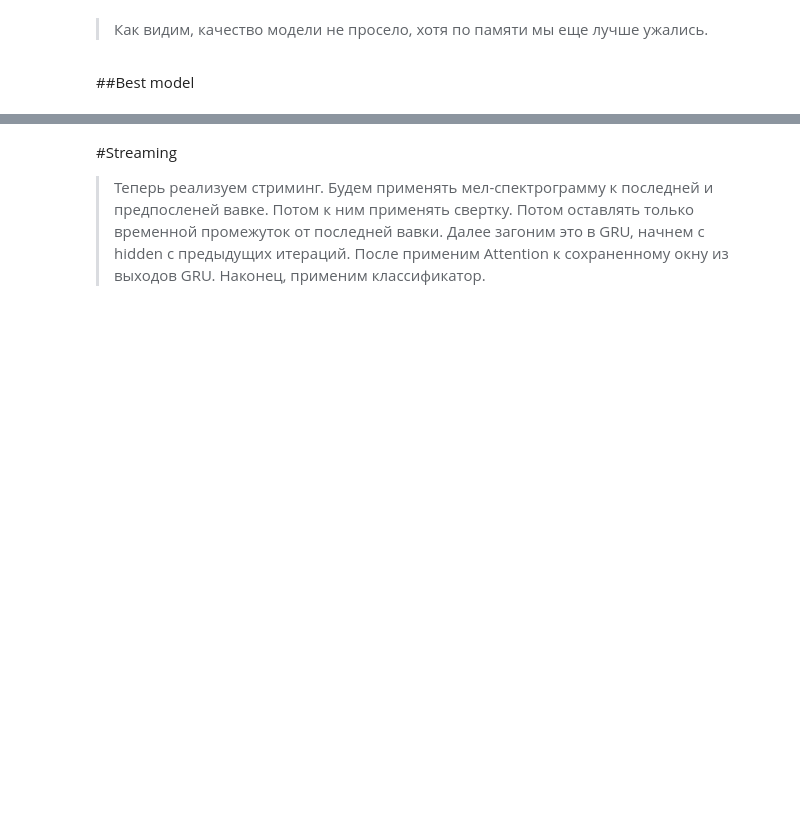
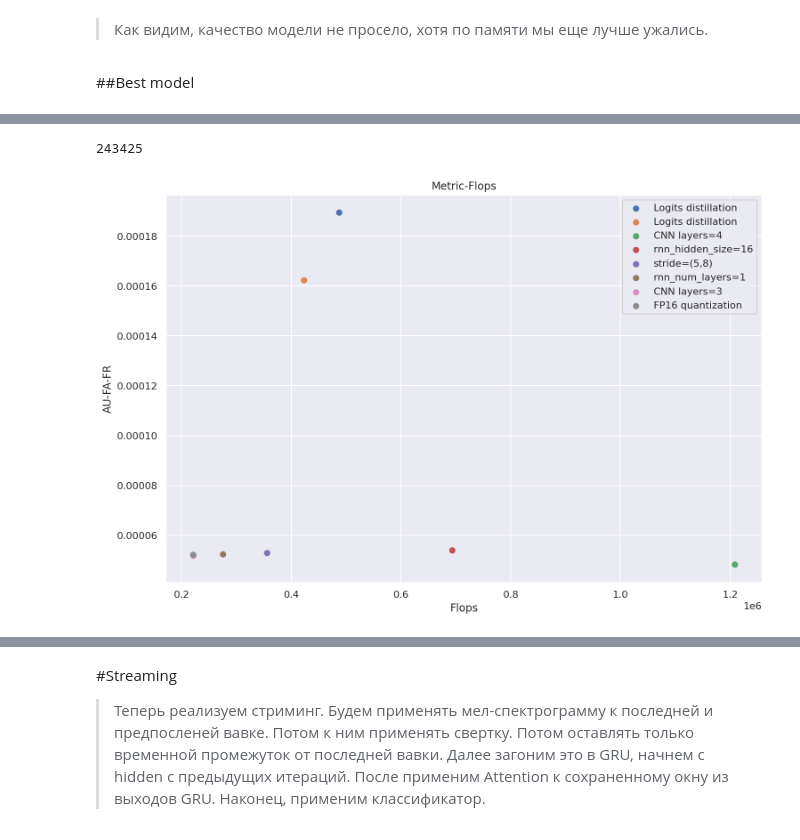
Before and after one commit to mak-corp/kws_project, a Jupyter notebook: notebook.ipynb, the cells around one changed output, grey strips where cells are left out. Cells and saved outputs as stored; diff of their text form; code cells hidden in the pictures; blank space fills up the shorter version.

Commit message:
Added experiments final graph.

```diff
--- a/notebook.ipynb
+++ b/notebook.ipynb
@@ -1232,0 +1235,12 @@ def get_fp16_compressed_crnn():
+# %%
+experiments = pd.DataFrame([
+    ("gentle-sound-32", 0.0001894, 243425, 0.0450, "Logits distillation"),
+    ("fluent-flower-33", 0.0001624, 211300, 0.0295, "Logits distillation"),
+    ("layerwise_distillation_run1", 0.00004838, 604272, 0.0831, "CNN layers=4"),
+    ("layerwise_distillation_run2", 0.00005408, 346576, 0.0409, "rnn_hidden_size=16"),
+    ("layerwise_distillation_run3", 0.00005311, 177776, 0.0248, "stride=(5,8)"),
+    ("layerwise_distillation_run4", 0.00005253, 137664, 0.0174, "rnn_num_layers=1"),
+    ("layerwise_distillation_run5", 0.00005199, 110432, 0.0156, "CNN layers=3"),
+    ("layerwise_fp16_distillation_run1", 0.00005225, 110432, 0.0085, "FP16 quantization"),
+], columns=["name", "metric", "macs", "memory", "description"])
+experiments
@@ -1232,0 +1257,15 @@ def get_fp16_compressed_crnn():
+# %%
+experiments['macs'][0]
+# %% [output]
+243425
+# %%
+plt.figure(figsize=(12,8))
+plt.title("Metric-Flops")
+for i in range(len(experiments)):
+    plt.scatter(experiments["macs"][i] * 2, experiments["metric"][i], label=experiments['description'][i])
+plt.xlabel("Flops")
+plt.ylabel("AU-FA-FR")
+plt.legend()
+print()
+# %% [output]
+[figure, added]
```
Also changed, not shown: parts of 3 cells of this notebook.
